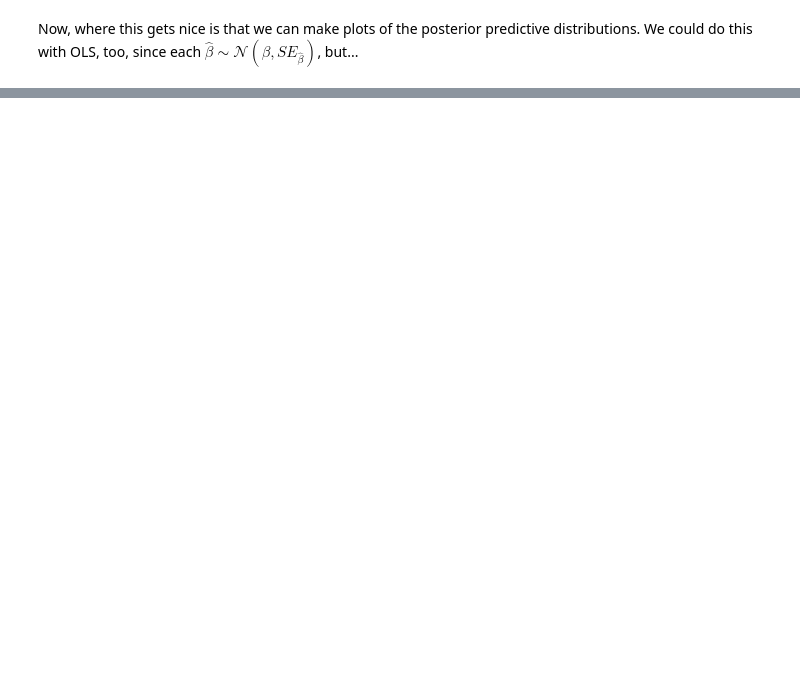
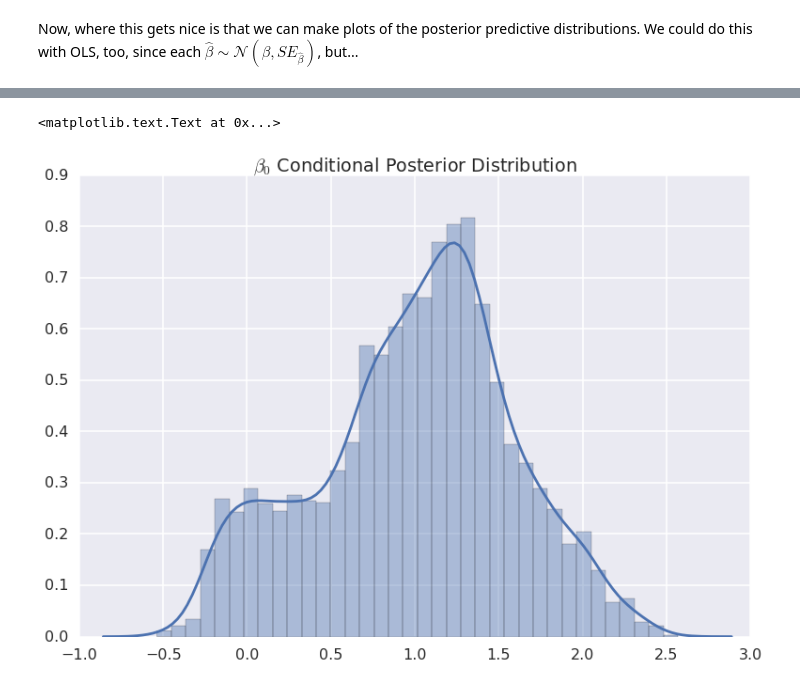
Before and after one commit to pysal/spvcm, a Jupyter notebook: hsar_userclass.ipynb, the cells around one changed output, grey strips where cells are left out. Cells and saved outputs as stored; diff of their text form; code cells hidden in the pictures; blank space fills up the shorter version.

```diff
--- a/hsar_userclass.ipynb
+++ b/hsar_userclass.ipynb
@@ -173,0 +155,8 @@ for i, theta_i in enumerate(np.hstack(dh.trace.Thetas)):
+# %%
+dhchol = hlm.HSAR(y,X,W,M,membership=membership, cycles=5000)
+# %%
+sns.distplot(np.vstack(dhchol.trace.Betas).T[0])
+plt.title('$\\beta_0$ Conditional Posterior Distribution')
+# %% [output]
+<matplotlib.text.Text at 0x...>
+[figure, added]
```
Also changed, not shown: parts of 16 cells of this notebook, 3 other files.
